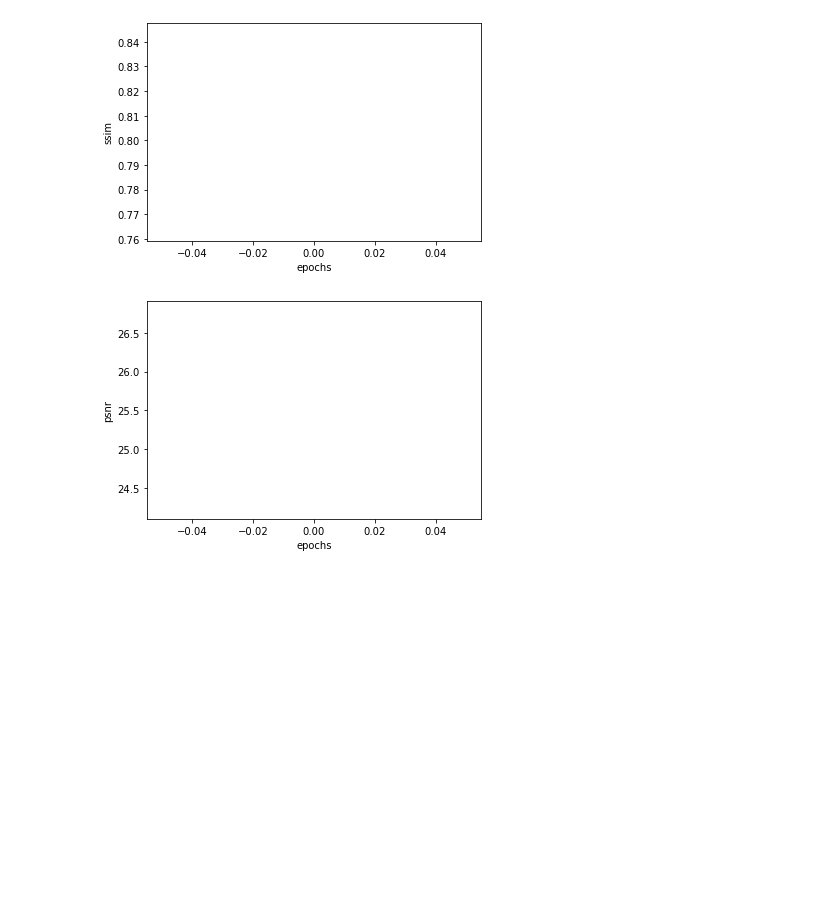
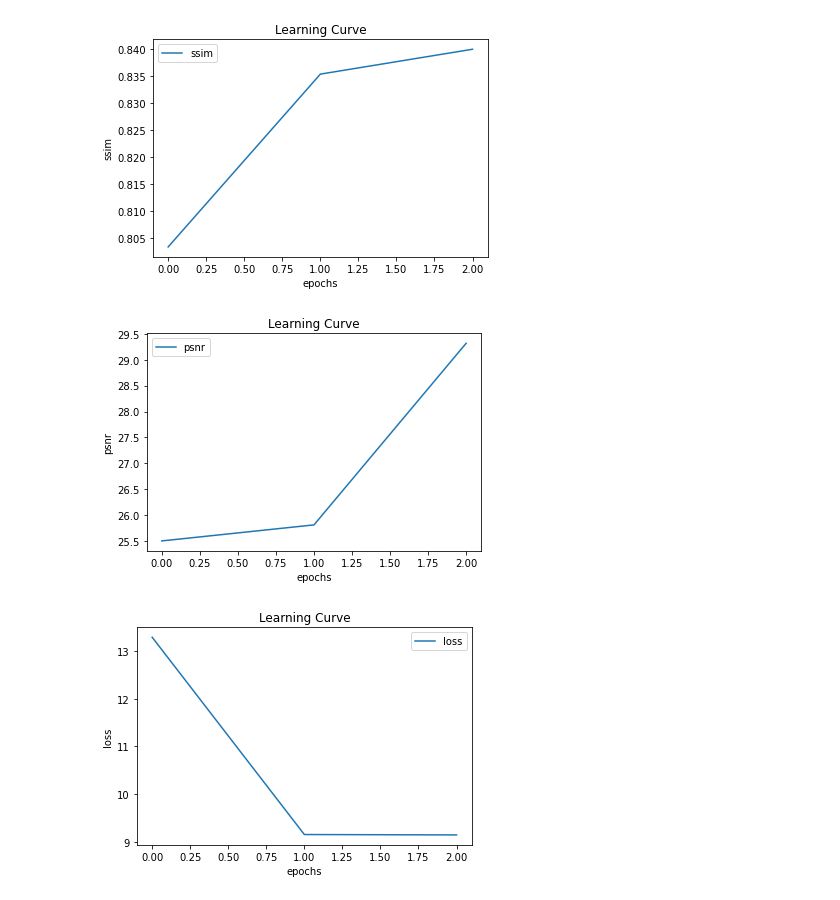
Before and after one commit to samuelfneumann/RFDN, a Jupyter notebook: eval.ipynb, the cells around one changed output. Drawn from its saved outputs; the diff is of its cells as text; code cells hidden in the pictures; blank space fills up the shorter version.

Commit message:
Update learning curves and README
Updated the README file to talk about the Evaluate class. Separated loss
into its own plot and added a y-label to the learning curves.

```diff
--- a/eval.ipynb
+++ b/eval.ipynb
@@ -10,9 +10,11 @@ e = evaluate.Evaluate(model, checkpoint_file, data_dir)
 # %%
 e.plot_lc("ssim")
 e.plot_lc("psnr")
+e.plot_lc("loss")
 # %% [output]
-[figure, old version]
+[figure, new version]
-[figure, old version]
+[figure, new version]
+[figure, added]
 # %%
 e.predict("/home/samuel/Documents/CMPUT511/Project/Data/val/LR/DIV2K_valid_LR_bicubic/X2/0900x2.png")
 # %% [output]
```
Also changed, not shown: parts of 1 cell of this notebook, 3 other files.
